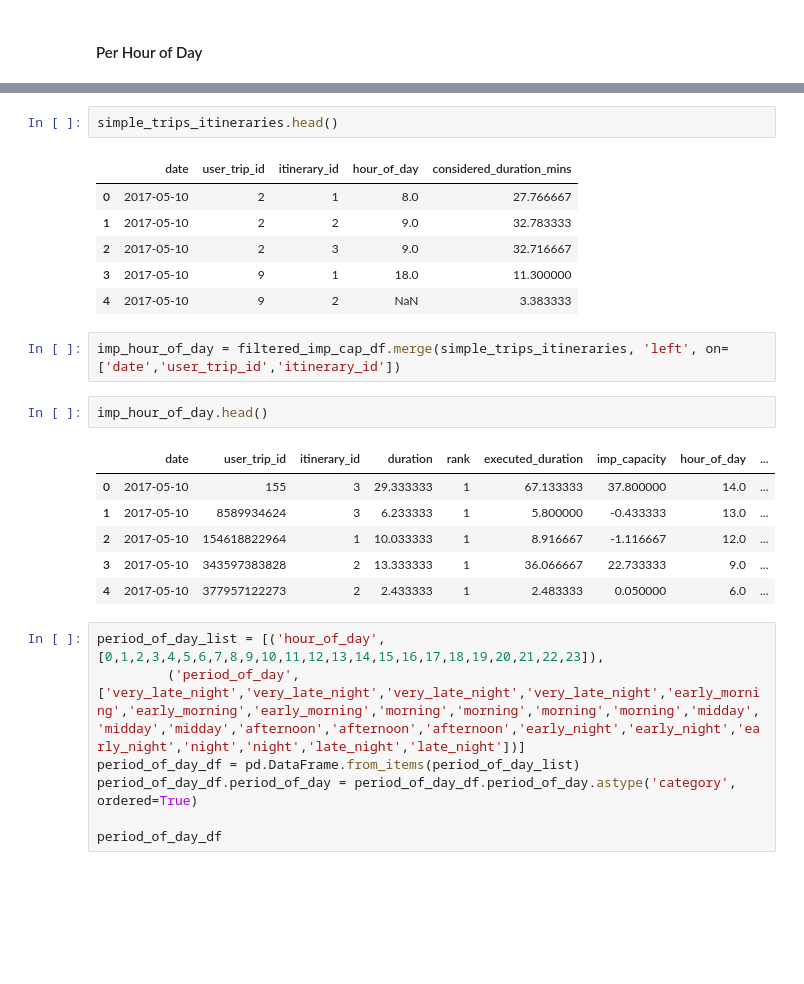
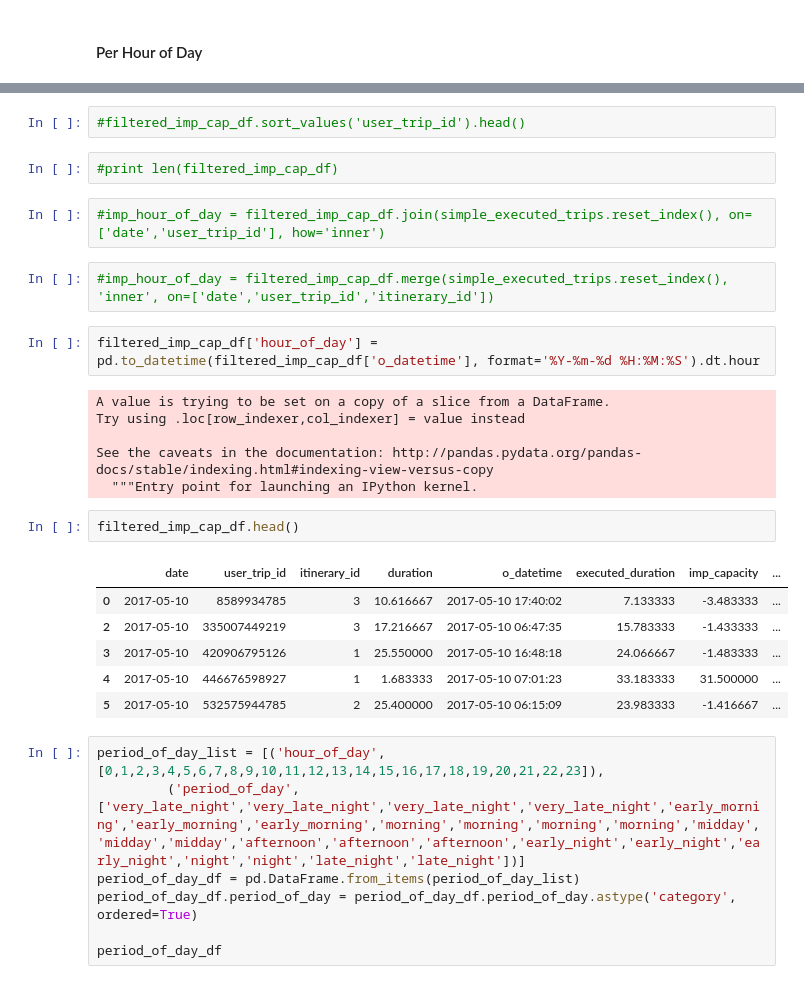
Before and after one commit to tarcisobraz/trips-optimality-exp, a Jupyter notebook: trip-decision-improvement-capacity-analysis.ipynb, the cells around one changed output, grey strips where cells are left out. Cells and saved outputs as stored; diff of their text form; blank space fills up the shorter version.

```diff
--- a/trip-decision-improvement-capacity-analysis.ipynb
+++ b/trip-decision-improvement-capacity-analysis.ipynb
@@ -155,23 +183,28 @@ simple_trips_itineraries = trips_itineraries.groupby(['date', 'user_trip_id', 'i
+# %%
+#filtered_imp_cap_df.sort_values('user_trip_id').head()
+# %%
+#print len(filtered_imp_cap_df)
+# %%
+#imp_hour_of_day = filtered_imp_cap_df.join(simple_executed_trips.reset_index(), on=['date','user_trip_id'], how='inner')
+# %%
+#imp_hour_of_day = filtered_imp_cap_df.merge(simple_executed_trips.reset_index(), 'inner', on=['date','user_trip_id','itinerary_id'])
+# %%
+filtered_imp_cap_df['hour_of_day'] = pd.to_datetime(filtered_imp_cap_df['o_datetime'], format='%Y-%m-%d %H:%M:%S').dt.hour
+# %% [output]
+A value is trying to be set on a copy of a slice from a DataFrame.
+Try using .loc[row_indexer,col_indexer] = value instead
+
+See the caveats in the documentation: http://pandas.pydata.org/pandas-docs/stable/indexing.html#indexing-view-versus-copy
+  """Entry point for launching an IPython kernel.
 # %%
-simple_trips_itineraries.head()
+filtered_imp_cap_df.head()
 # %% [output]
-|  | date | user_trip_id | itinerary_id | hour_of_day | considered_duration_mins |
-| 0 | 2017-05-10 | 2 | 1 | 8.0 | 27.766667 |
-| 1 | 2017-05-10 | 2 | 2 | 9.0 | 32.783333 |
-| 2 | 2017-05-10 | 2 | 3 | 9.0 | 32.716667 |
-| 3 | 2017-05-10 | 9 | 1 | 18.0 | 11.300000 |
-| 4 | 2017-05-10 | 9 | 2 | NaN | 3.383333 |
+|  | date | user_trip_id | itinerary_id | duration | o_datetime | executed_duration | imp_capacity | ... |
+| 0 | 2017-05-10 | 8589934785 | 3 | 10.616667 | 2017-05-10 17:40:02 | 7.133333 | -3.483333 | ... |
+| 2 | 2017-05-10 | 335007449219 | 3 | 17.216667 | 2017-05-10 06:47:35 | 15.783333 | -1.433333 | ... |
+| 3 | 2017-05-10 | 420906795126 | 1 | 25.550000 | 2017-05-10 16:48:18 | 24.066667 | -1.483333 | ... |
+| 4 | 2017-05-10 | 446676598927 | 1 | 1.683333 | 2017-05-10 07:01:23 | 33.183333 | 31.500000 | ... |
+| 5 | 2017-05-10 | 532575944785 | 2 | 25.400000 | 2017-05-10 06:15:09 | 23.983333 | -1.416667 | ... |
-# %%
-imp_hour_of_day = filtered_imp_cap_df.merge(simple_trips_itineraries, 'left', on=['date','user_trip_id','itinerary_id'])
-# %%
-imp_hour_of_day.head()
-# %% [output]
-|  | date | user_trip_id | itinerary_id | duration | rank | executed_duration | imp_capacity | hour_of_day | ... |
-| 0 | 2017-05-10 | 155 | 3 | 29.333333 | 1 | 67.133333 | 37.800000 | 14.0 | ... |
-| 1 | 2017-05-10 | 8589934624 | 3 | 6.233333 | 1 | 5.800000 | -0.433333 | 13.0 | ... |
-| 2 | 2017-05-10 | 154618822964 | 1 | 10.033333 | 1 | 8.916667 | -1.116667 | 12.0 | ... |
-| 3 | 2017-05-10 | 343597383828 | 2 | 13.333333 | 1 | 36.066667 | 22.733333 | 9.0 | ... |
-| 4 | 2017-05-10 | 377957122273 | 2 | 2.433333 | 1 | 2.483333 | 0.050000 | 6.0 | ... |
 # %%
 period_of_day_list = [('hour_of_day', [0,1,2,3,4,5,6,7,8,9,10,11,12,13,14,15,16,17,18,19,20,21,22,23]),
          ('period_of_day', ['very_late_night','very_late_night','very_late_night','very_late_night','early_morning','early_morning','early_morning','morning','morning','morning','morning','midday','midday','midday','afternoon','afternoon','afternoon','early_night','early_night','early_night','night','night','late_night','late_night'])]
```
Also changed, not shown: parts of 36 cells of this notebook.
